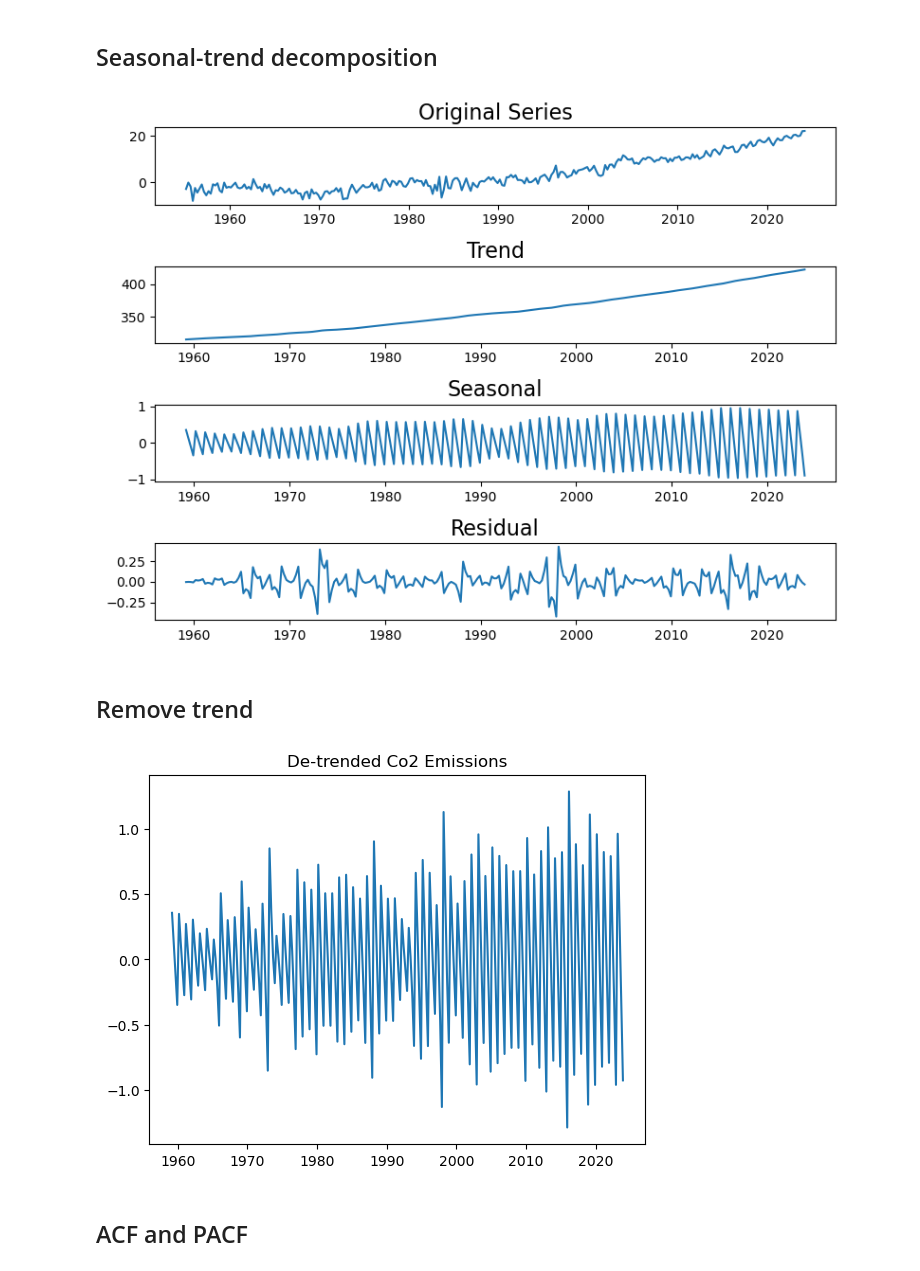
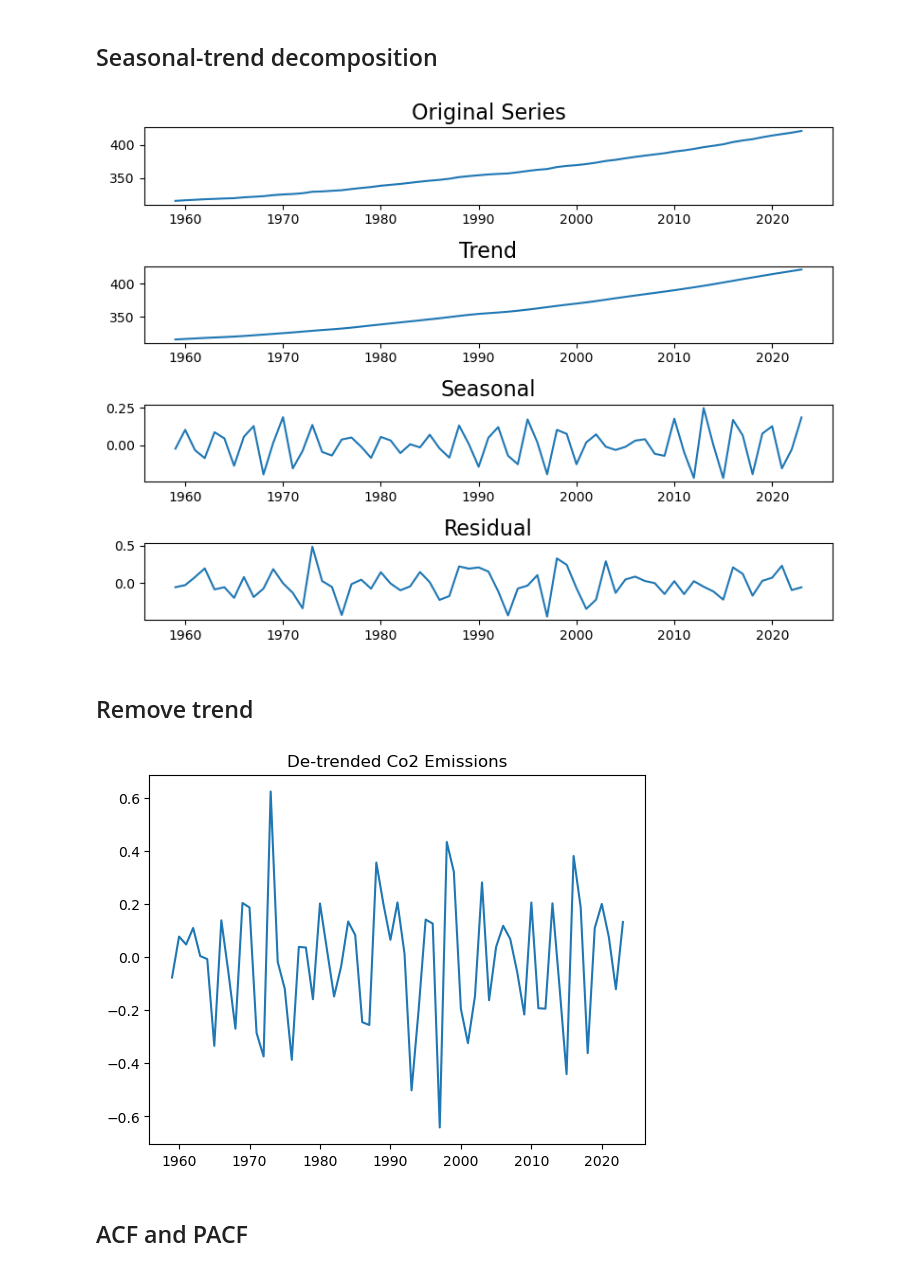
Before and after one commit to jessegrabowski/laos-climate-change, a Jupyter notebook: notebooks/Time_series_analysis.ipynb, the cells around one changed output. Cells and saved outputs as stored; diff of their text form; code cells hidden in the pictures.

```diff
--- a/notebooks/Time_series_analysis.ipynb
+++ b/notebooks/Time_series_analysis.ipynb
@@ -25,3 +22,9 @@ time_series = data["df_time_series"].reset_index().set_index("Date")
+# %%
+#Load data
+data = final_data()
+
+#Load time series
+time_series = data["df_time_series"]
 # %%
 #Total events around the world
 total_events_world =  (data["emdat_events"].sum(axis = 1).reset_index().rename(columns = {0: "Total_events"})
@@ -224,32 +254,32 @@ period_length is 3
 # %% [markdown]
 ## Seasonal-trend decomposition
 # %%
-stl_co2 = STL(time_series["co2"].dropna())
+stl_co2 = STL(time_series["co2"].dropna(), period = 3)
 result_co2 = stl_co2.fit()
 # %%
 trend_co2, seasonal_co2, resid_co2 = result_co2.trend, result_co2.seasonal,  result_co2.resid
 # %%
 plt.figure(figsize=(8,6))
 
 plt.subplot(4,1,1)
-plt.plot(time_series["Temp"])
+plt.plot(time_series["co2"])
 plt.title('Original Series', fontsize=16)
 
 plt.subplot(4,1,2)
 plt.plot(trend_co2)
 plt.title('Trend', fontsize=16)
 
 plt.subplot(4,1,3)
 plt.plot(seasonal_co2)
 plt.title('Seasonal', fontsize=16)
 
 plt.subplot(4,1,4)
 plt.plot(resid_co2)
 plt.title('Residual', fontsize=16)
 
 plt.tight_layout( )
 # %% [output]
-[figure, old version]
+[figure, new version]
 # %% [markdown]
 ## Remove trend
 # %%
@@ -259,7 +289,7 @@ detrended_co2 = time_series["co2"] - trend_co2
 plt.plot(detrended_co2)
 plt.title("De-trended Co2 Emissions");
 # %% [output]
-[figure, old version]
+[figure, new version]
 # %% [markdown]
 ## ACF and PACF
 # %%
```
Also changed, not shown: parts of 43 cells of this notebook, 1 other file.
